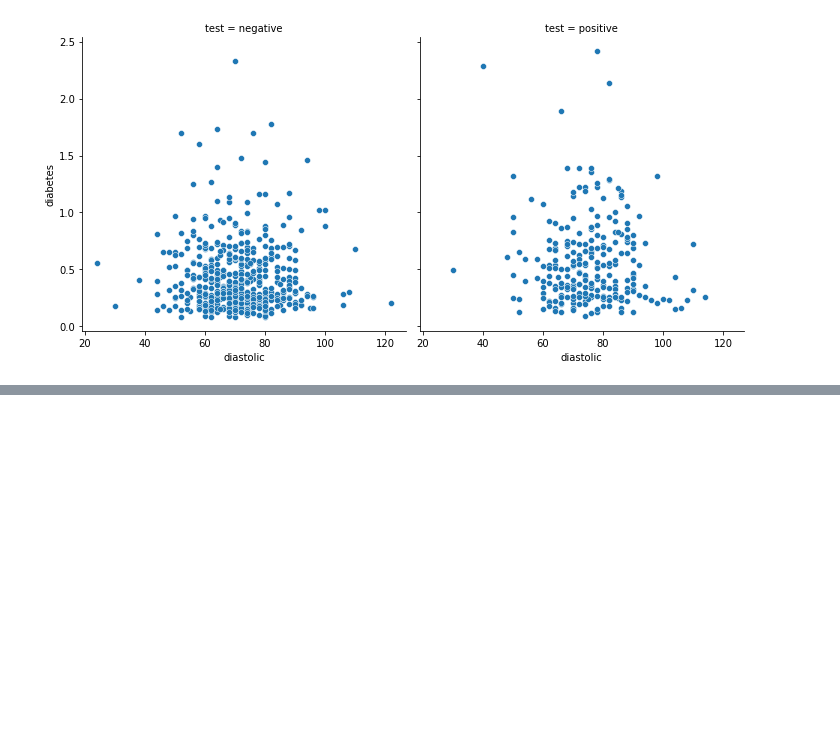
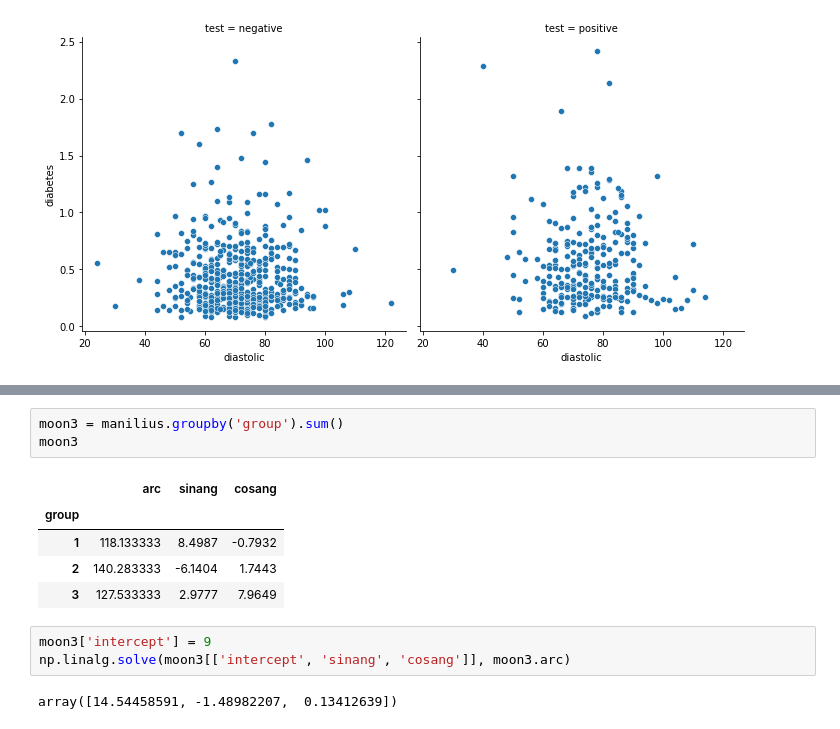
Before and after one commit to damiansp/completePython, a Jupyter notebook: linmods/1_intro/01_intro.py.ipynb, the cells around one changed output, grey strips where cells are left out. Drawn from its saved outputs; the diff is of its cells as text; blank space fills up the shorter version.

```diff
--- a/linmods/1_intro/01_intro.py.ipynb
+++ b/linmods/1_intro/01_intro.py.ipynb
@@ -111,0 +124,14 @@ sns.relplot(x='diastolic', y='diabetes', data=pima, col='test');
+# %%
+moon3 = manilius.groupby('group').sum()
+moon3
+# %% [output]
+|  | arc | sinang | cosang |
+| group |  |  |  |
+| 1 | 118.133333 | 8.4987 | -0.7932 |
+| 2 | 140.283333 | -6.1404 | 1.7443 |
+| 3 | 127.533333 | 2.9777 | 7.9649 |
+# %%
+moon3['intercept'] = 9
+np.linalg.solve(moon3[['intercept', 'sinang', 'cosang']], moon3.arc)
+# %% [output]
+array([14.54458591, -1.48982207,  0.13412639])
```
Also changed, not shown: parts of 8 cells of this notebook, 1 other file.
